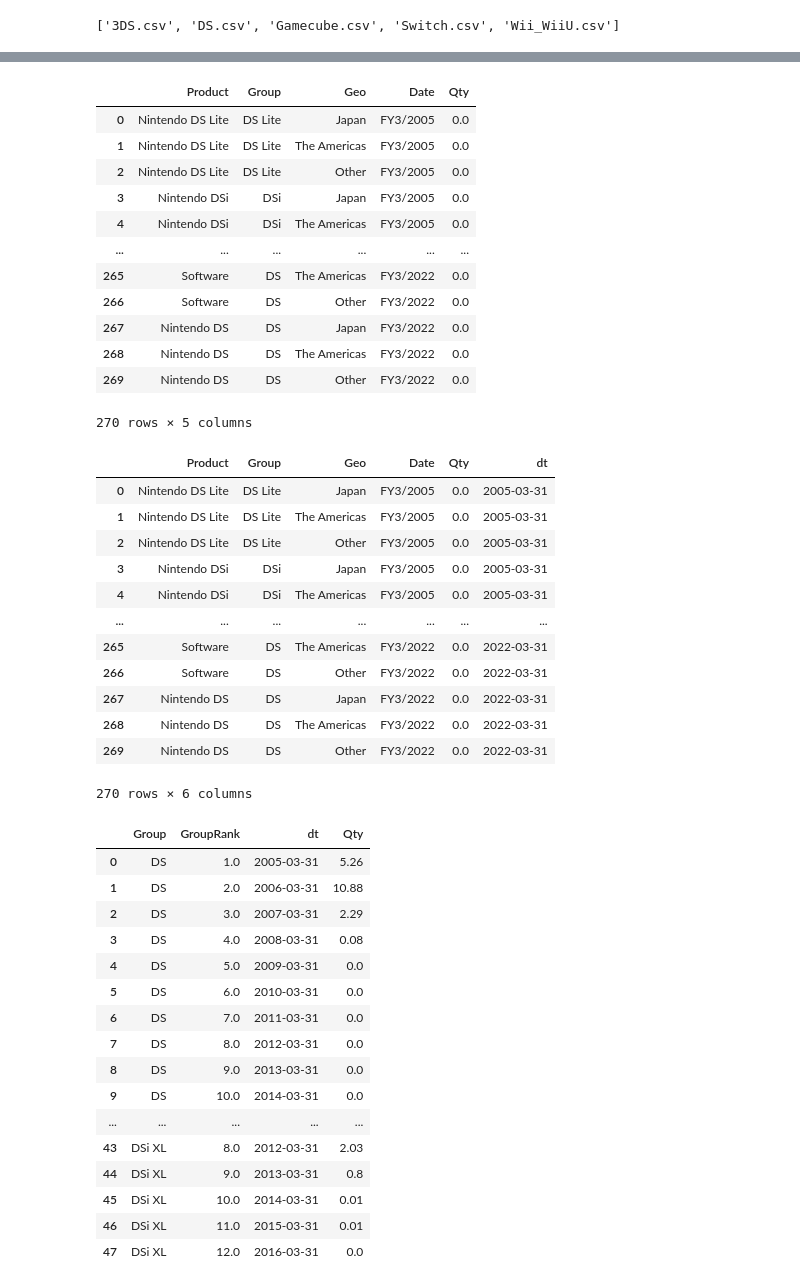
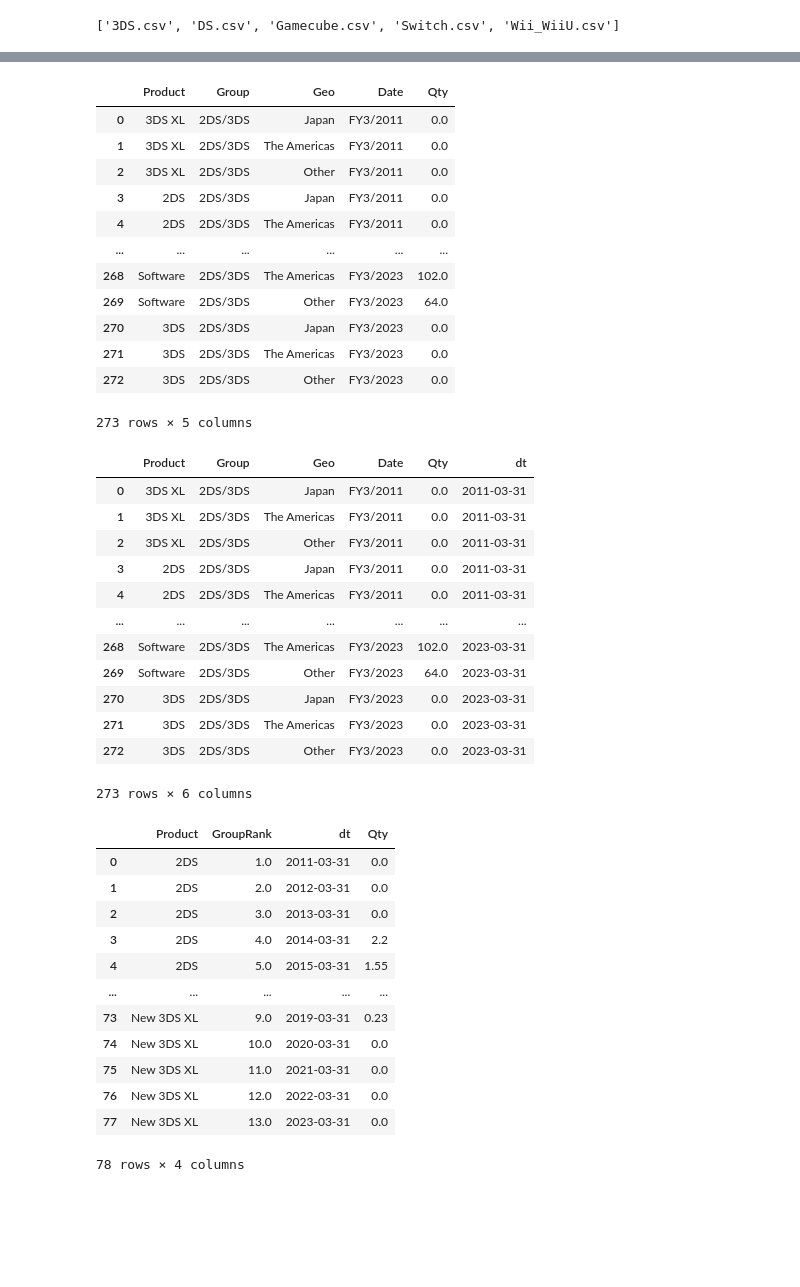
Before and after one commit to fontanads/consoles_data_analysis, a Jupyter notebook: eda/nintendo.ipynb, the cells around one changed output, grey strips where cells are left out. Cells and saved outputs as stored; diff of their text form; code cells hidden in the pictures; blank space fills up the shorter version.

```diff
--- a/eda/nintendo.ipynb
+++ b/eda/nintendo.ipynb
@@ -7,7 +7,7 @@ os.listdir(os.path.join("..", "data", "nintendo"))
 # %% [output]
 ['3DS.csv', 'DS.csv', 'Gamecube.csv', 'Switch.csv', 'Wii_WiiU.csv']
 # %%
-filename = "DS.csv"
+filename = "3DS.csv"
 # %%
 df = pd.read_csv(os.path.join("..", 'data', "nintendo", filename))
 df
@@ -56,73 +56,69 @@ df = df.melt(id_vars=index_cols, var_name="Date", value_name="Qty")
 df
 # %% [output]
 |  | Product | Group | Geo | Date | Qty |
-| 0 | Nintendo DS Lite | DS Lite | Japan | FY3/2005 | 0.0 |
-| 1 | Nintendo DS Lite | DS Lite | The Americas | FY3/2005 | 0.0 |
-| 2 | Nintendo DS Lite | DS Lite | Other | FY3/2005 | 0.0 |
-| 3 | Nintendo DSi | DSi | Japan | FY3/2005 | 0.0 |
-| 4 | Nintendo DSi | DSi | The Americas | FY3/2005 | 0.0 |
+| 0 | 3DS XL | 2DS/3DS | Japan | FY3/2011 | 0.0 |
+| 1 | 3DS XL | 2DS/3DS | The Americas | FY3/2011 | 0.0 |
+| 2 | 3DS XL | 2DS/3DS | Other | FY3/2011 | 0.0 |
+| 3 | 2DS | 2DS/3DS | Japan | FY3/2011 | 0.0 |
+| 4 | 2DS | 2DS/3DS | The Americas | FY3/2011 | 0.0 |
 | ... | ... | ... | ... | ... | ... |
-| 265 | Software | DS | The Americas | FY3/2022 | 0.0 |
-| 266 | Software | DS | Other | FY3/2022 | 0.0 |
-| 267 | Nintendo DS | DS | Japan | FY3/2022 | 0.0 |
-| 268 | Nintendo DS | DS | The Americas | FY3/2022 | 0.0 |
-| 269 | Nintendo DS | DS | Other | FY3/2022 | 0.0 |
+| 268 | Software | 2DS/3DS | The Americas | FY3/2023 | 102.0 |
+| 269 | Software | 2DS/3DS | Other | FY3/2023 | 64.0 |
+| 270 | 3DS | 2DS/3DS | Japan | FY3/2023 | 0.0 |
+| 271 | 3DS | 2DS/3DS | The Americas | FY3/2023 | 0.0 |
+| 272 | 3DS | 2DS/3DS | Other | FY3/2023 | 0.0 |
-270 rows × 5 columns
+273 rows × 5 columns
 # %%
 df['dt'] = pd.to_datetime(df['Date'].str.replace('FY3/', '') + '-03-31')
 df
 # %% [output]
 |  | Product | Group | Geo | Date | Qty | dt |
-| 0 | Nintendo DS Lite | DS Lite | Japan | FY3/2005 | 0.0 | 2005-03-31 |
-| 1 | Nintendo DS Lite | DS Lite | The Americas | FY3/2005 | 0.0 | 2005-03-31 |
-| 2 | Nintendo DS Lite | DS Lite | Other | FY3/2005 | 0.0 | 2005-03-31 |
-| 3 | Nintendo DSi | DSi | Japan | FY3/2005 | 0.0 | 2005-03-31 |
-| 4 | Nintendo DSi | DSi | The Americas | FY3/2005 | 0.0 | 2005-03-31 |
+| 0 | 3DS XL | 2DS/3DS | Japan | FY3/2011 | 0.0 | 2011-03-31 |
+| 1 | 3DS XL | 2DS/3DS | The Americas | FY3/2011 | 0.0 | 2011-03-31 |
+| 2 | 3DS XL | 2DS/3DS | Other | FY3/2011 | 0.0 | 2011-03-31 |
+| 3 | 2DS | 2DS/3DS | Japan | FY3/2011 | 0.0 | 2011-03-31 |
+| 4 | 2DS | 2DS/3DS | The Americas | FY3/2011 | 0.0 | 2011-03-31 |
 | ... | ... | ... | ... | ... | ... | ... |
-| 265 | Software | DS | The Americas | FY3/2022 | 0.0 | 2022-03-31 |
-| 266 | Software | DS | Other | FY3/2022 | 0.0 | 2022-03-31 |
-| 267 | Nintendo DS | DS | Japan | FY3/2022 | 0.0 | 2022-03-31 |
-| 268 | Nintendo DS | DS | The Americas | FY3/2022 | 0.0 | 2022-03-31 |
-| 269 | Nintendo DS | DS | Other | FY3/2022 | 0.0 | 2022-03-31 |
+| 268 | Software | 2DS/3DS | The Americas | FY3/2023 | 102.0 | 2023-03-31 |
+| 269 | Software | 2DS/3DS | Other | FY3/2023 | 64.0 | 2023-03-31 |
+| 270 | 3DS | 2DS/3DS | Japan | FY3/2023 | 0.0 | 2023-03-31 |
+| 271 | 3DS | 2DS/3DS | The Americas | FY3/2023 | 0.0 | 2023-03-31 |
+| 272 | 3DS | 2DS/3DS | Other | FY3/2023 | 0.0 | 2023-03-31 |
-270 rows × 6 columns
+273 rows × 6 columns
 # %%
 df = df.sort_values(["Group", "dt"], ascending=[True, True])
 # %%
 df["Qty"] = df["Qty"] * (10_000 / int(1e6))  # ten thousands to millions of units
 # %%
-year_max = 2016
+year_max = 2023
 
 df_filtered = df[df["dt"].dt.year <= year_max]
 
 geo_totals = df_filtered[~df_filtered.Product.isin(["Software"])].groupby(["dt", "Geo"])["Qty"].sum().reset_index()
 fy_totals = df_filtered[~df_filtered.Product.isin(["Software"])].groupby(["dt"])["Qty"].sum().reset_index()
 # create a dense rank of "dt" column over each "Group" value, ensure dt is sorted first in ascending order
 
 df_models = df_filtered.copy()
 filter_rows = True
 filter_rows &= ~df_models.Product.isin(["Software"])
 # filter_rows &= df_models.Qty > 0
 df_models = df_models[filter_rows]
-df_models["GroupRank"] = df_models.groupby(["Group"])["dt"].rank(method="dense", ascending=True)
+df_models["GroupRank"] = df_models.groupby(["Product"])["dt"].rank(method="dense", ascending=True)
 
-model_totals = df_models.groupby(["Group", "GroupRank", "dt"])["Qty"].sum().reset_index()
+model_totals = df_models.groupby(["Product", "GroupRank", "dt"])["Qty"].sum().reset_index()
 model_totals
 # %% [output]
-|  | Group | GroupRank | dt | Qty |
-| 0 | DS | 1.0 | 2005-03-31 | 5.26 |
-| 1 | DS | 2.0 | 2006-03-31 | 10.88 |
-| 2 | DS | 3.0 | 2007-03-31 | 2.29 |
-| 3 | DS | 4.0 | 2008-03-31 | 0.08 |
-| 4 | DS | 5.0 | 2009-03-31 | 0.0 |
-| 5 | DS | 6.0 | 2010-03-31 | 0.0 |
-| 6 | DS | 7.0 | 2011-03-31 | 0.0 |
-| 7 | DS | 8.0 | 2012-03-31 | 0.0 |
-| 8 | DS | 9.0 | 2013-03-31 | 0.0 |
-| 9 | DS | 10.0 | 2014-03-31 | 0.0 |
+|  | Product | GroupRank | dt | Qty |
+| 0 | 2DS | 1.0 | 2011-03-31 | 0.0 |
+| 1 | 2DS | 2.0 | 2012-03-31 | 0.0 |
+| 2 | 2DS | 3.0 | 2013-03-31 | 0.0 |
+| 3 | 2DS | 4.0 | 2014-03-31 | 2.2 |
+| 4 | 2DS | 5.0 | 2015-03-31 | 1.55 |
 | ... | ... | ... | ... | ... |
-| 43 | DSi XL | 8.0 | 2012-03-31 | 2.03 |
-| 44 | DSi XL | 9.0 | 2013-03-31 | 0.8 |
-| 45 | DSi XL | 10.0 | 2014-03-31 | 0.01 |
-| 46 | DSi XL | 11.0 | 2015-03-31 | 0.01 |
-| 47 | DSi XL | 12.0 | 2016-03-31 | 0.0 |
+| 73 | New 3DS XL | 9.0 | 2019-03-31 | 0.23 |
+| 74 | New 3DS XL | 10.0 | 2020-03-31 | 0.0 |
+| 75 | New 3DS XL | 11.0 | 2021-03-31 | 0.0 |
+| 76 | New 3DS XL | 12.0 | 2022-03-31 | 0.0 |
+| 77 | New 3DS XL | 13.0 | 2023-03-31 | 0.0 |
+78 rows × 4 columns
 # %%
```
Also changed, not shown: parts of 4 cells of this notebook, 15 other files.
